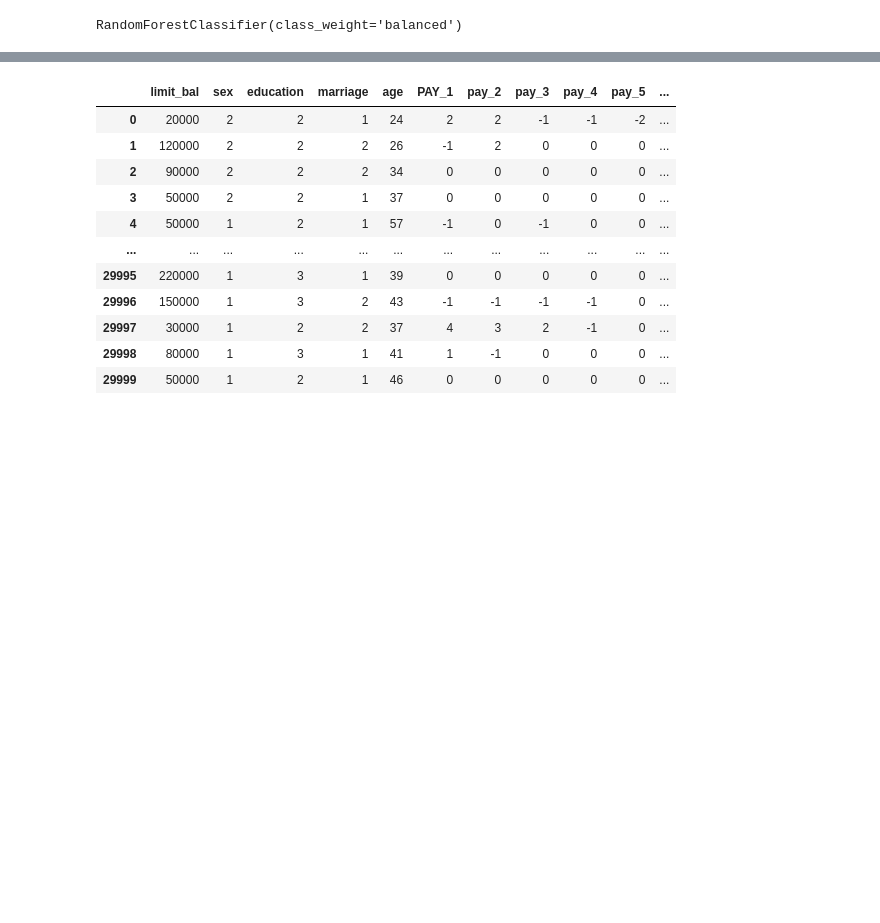
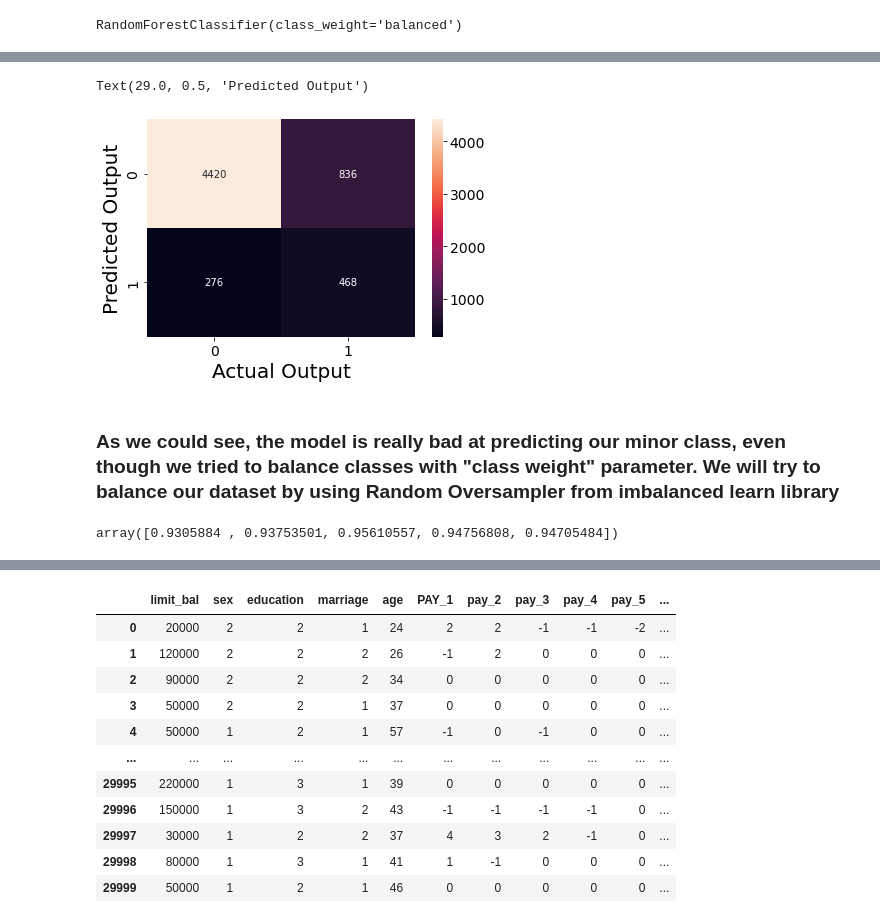
Before and after one commit to Juliana-Yakimchuk/Classif_Credit_Card, a Jupyter notebook: CC_Classification.ipynb, the cells around one changed output, grey strips where cells are left out. Cells and saved outputs as stored; diff of their text form; code cells hidden in the pictures; blank space fills up the shorter version.

Commit message:
adjusted for class imbalance

```diff
--- a/CC_Classification.ipynb
+++ b/CC_Classification.ipynb
@@ -212,0 +231,5 @@ array([0.81375   , 0.818125  , 0.813125  , 0.81458333, 0.81416667])
+# %%
+y_pred_rf=(rf_clf.predict(X_te)>0.5).astype(int)
+
+print(classification_report(y_pred_rf,y_te, digits = 2))
+#the scores on our minor class are very poor, we will need to address class imbalance better.
@@ -212,0 +245,10 @@ array([0.81375   , 0.818125  , 0.813125  , 0.81458333, 0.81416667])
+# %%
+cm= confusion_matrix(y_pred_rf, y_te)
+ax=sns.heatmap(cm, annot=True, fmt="0", annot_kws={"size":10})
+plt.xlabel('Actual Output', fontsize=20)
+plt.ylabel('Predicted Output', fontsize=20)
+# %% [output]
+Text(29.0, 0.5, 'Predicted Output')
+[figure, added]
+# %% [markdown]
+### As we could see, the model is really bad at predicting our minor class, even though we tried to balance classes with "class weight" parameter. We will try to balance our dataset by using Random Oversampler from imbalanced learn library
@@ -212,0 +264,7 @@ array([0.81375   , 0.818125  , 0.813125  , 0.81458333, 0.81416667])
+# %%
+rf_clf = RandomForestClassifier()
+rf_clf.fit(X_res,y_res)
+cv_scores = cross_val_score (rf_clf, X_res, y_res, cv = 5, scoring = 'f1')
+cv_scores
+# %% [output]
+array([0.9305884 , 0.93753501, 0.95610557, 0.94756808, 0.94705484])
```
Also changed, not shown: parts of 58 cells of this notebook.
